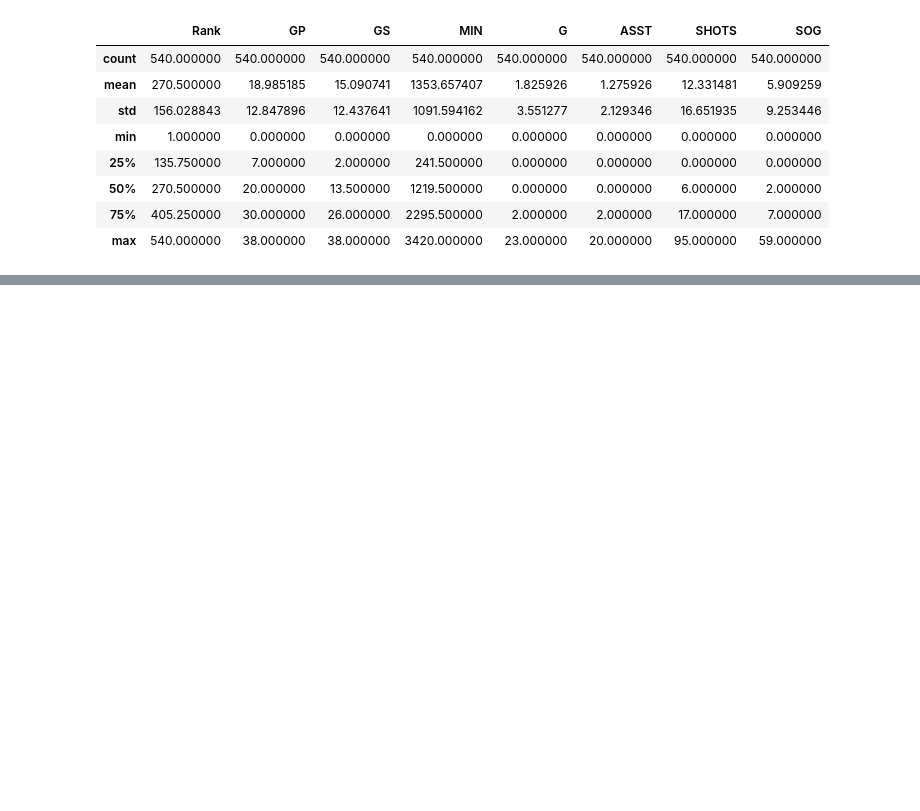
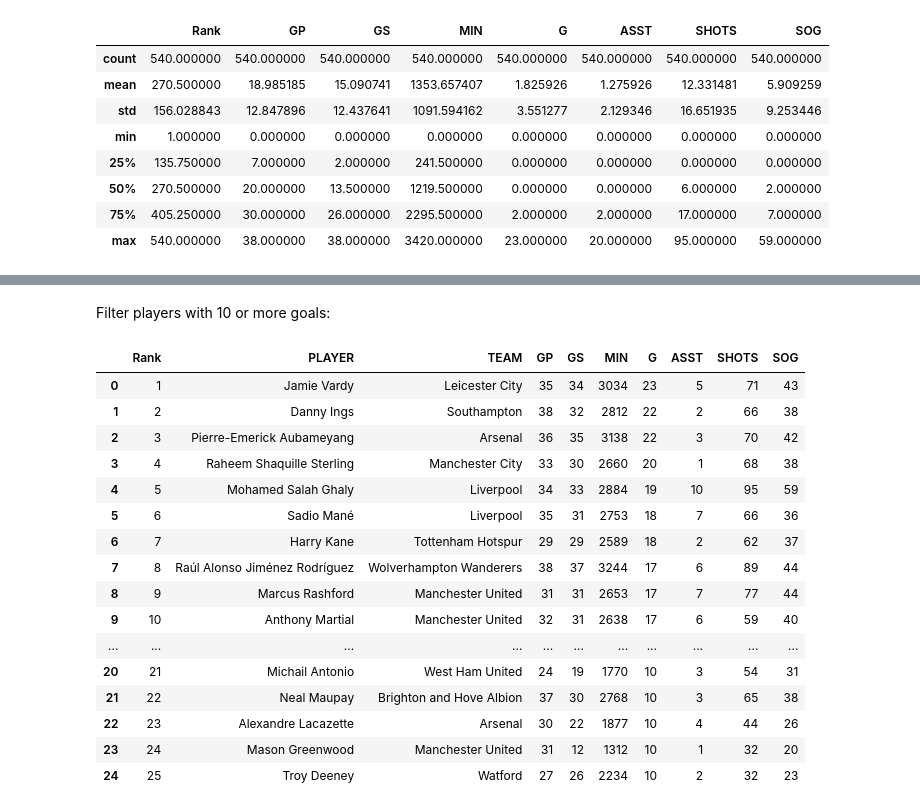
Before and after one commit to mleontenko/pl_stats, a Jupyter notebook: notebook.ipynb, the cells around one changed output, grey strips where cells are left out. Saved outputs shown, nothing was run; the diff lists cells and outputs as text; code cells hidden in the pictures; blank space fills up the shorter version.

```diff
--- a/notebook.ipynb
+++ b/notebook.ipynb
@@ -56,0 +69,23 @@ df.describe()
+# %% [markdown]
+Filter players with 10 or more goals:
+# %%
+df = df[df["G"] >= 10]
+df
+# %% [output]
+|  | Rank | PLAYER | TEAM | GP | GS | MIN | G | ASST | SHOTS | SOG |
+| 0 | 1 | Jamie Vardy | Leicester City | 35 | 34 | 3034 | 23 | 5 | 71 | 43 |
+| 1 | 2 | Danny Ings | Southampton | 38 | 32 | 2812 | 22 | 2 | 66 | 38 |
+| 2 | 3 | Pierre-Emerick Aubameyang | Arsenal | 36 | 35 | 3138 | 22 | 3 | 70 | 42 |
+| 3 | 4 | Raheem Shaquille Sterling | Manchester City | 33 | 30 | 2660 | 20 | 1 | 68 | 38 |
+| 4 | 5 | Mohamed Salah Ghaly | Liverpool | 34 | 33 | 2884 | 19 | 10 | 95 | 59 |
+| 5 | 6 | Sadio Mané | Liverpool | 35 | 31 | 2753 | 18 | 7 | 66 | 36 |
+| 6 | 7 | Harry Kane | Tottenham Hotspur | 29 | 29 | 2589 | 18 | 2 | 62 | 37 |
+| 7 | 8 | Raúl Alonso Jiménez Rodríguez | Wolverhampton Wanderers | 38 | 37 | 3244 | 17 | 6 | 89 | 44 |
+| 8 | 9 | Marcus Rashford | Manchester United | 31 | 31 | 2653 | 17 | 7 | 77 | 44 |
+| 9 | 10 | Anthony Martial | Manchester United | 32 | 31 | 2638 | 17 | 6 | 59 | 40 |
+| ... | ... | ... | ... | ... | ... | ... | ... | ... | ... | ... |
+| 20 | 21 | Michail Antonio | West Ham United | 24 | 19 | 1770 | 10 | 3 | 54 | 31 |
+| 21 | 22 | Neal Maupay | Brighton and Hove Albion | 37 | 30 | 2768 | 10 | 3 | 65 | 38 |
+| 22 | 23 | Alexandre Lacazette | Arsenal | 30 | 22 | 1877 | 10 | 4 | 44 | 26 |
+| 23 | 24 | Mason Greenwood | Manchester United | 31 | 12 | 1312 | 10 | 1 | 32 | 20 |
+| 24 | 25 | Troy Deeney | Watford | 27 | 26 | 2234 | 10 | 2 | 32 | 23 |
```
Also changed, not shown: parts of 7 cells of this notebook.
